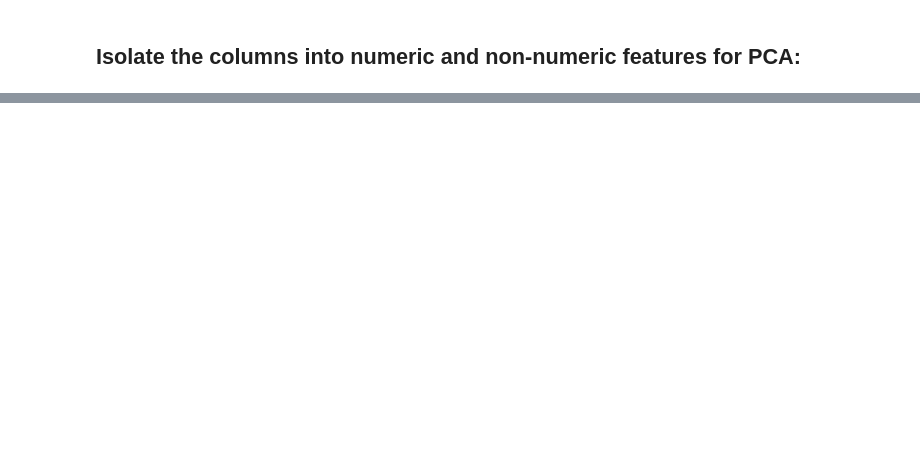
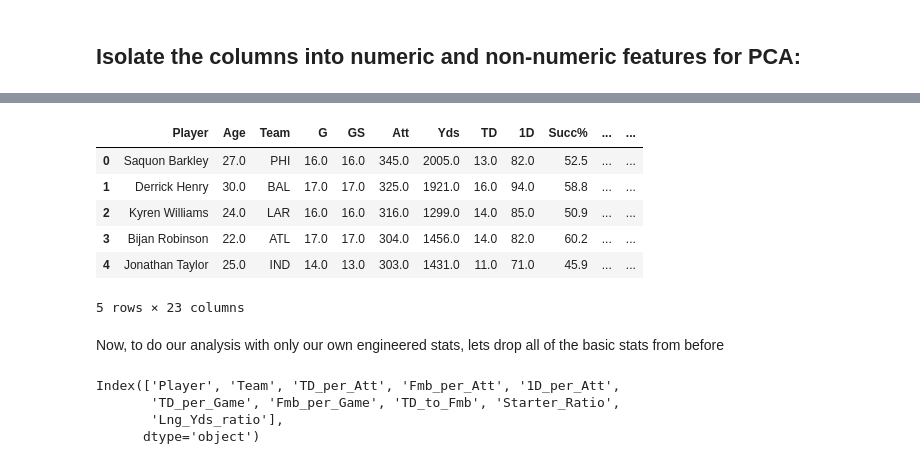
Before and after one commit to jake-lukasik/NFL-Player-Clustering, a Jupyter notebook: code-notebooks/NFL-Player-Clustering-Data-Preprocessing.ipynb, the cells around one changed output, grey strips where cells are left out. Cells and saved outputs as stored; diff of their text form; code cells hidden in the pictures; blank space fills up the shorter version.

```diff
--- a/code-notebooks/NFL-Player-Clustering-Data-Preprocessing.ipynb
+++ b/code-notebooks/NFL-Player-Clustering-Data-Preprocessing.ipynb
@@ -90,0 +105,31 @@ NFL_QB_Features.to_csv("C:/Users/jakel/OneDrive/Desktop/GitHub/NFL-Player-Cluste
+# %%
+rushing_eng_stats['TD_per_Att'] = rushing_eng_stats['TD'] / rushing_eng_stats['Att']
+rushing_eng_stats['Fmb_per_Att'] = rushing_eng_stats['Fmb'] / rushing_eng_stats['Att']
+rushing_eng_stats['1D_per_Att'] = rushing_eng_stats['1D'] / rushing_eng_stats['Att']
+rushing_eng_stats['TD_per_Game'] = rushing_eng_stats['TD'] / rushing_eng_stats['G']
+rushing_eng_stats['Fmb_per_Game'] = rushing_eng_stats['Fmb'] / rushing_eng_stats['G']
+rushing_eng_stats['TD_to_Fmb'] = rushing_eng_stats['TD'] / rushing_eng_stats['Fmb'].replace(0, np.nan)  # to avoid dividing by zero
+rushing_eng_stats['Starter_Ratio'] = rushing_eng_stats['GS'] / rushing_eng_stats['G']
+rushing_eng_stats['Lng_Yds_ratio'] = rushing_eng_stats['Lng'] / rushing_eng_stats['Yds'].replace(0, np.nan)
+# %%
+rushing_eng_stats.head()
+# %% [output]
+|  | Player | Age | Team | G | GS | Att | Yds | TD | 1D | Succ% | ... | ... |
+| 0 | Saquon Barkley | 27.0 | PHI | 16.0 | 16.0 | 345.0 | 2005.0 | 13.0 | 82.0 | 52.5 | ... | ... |
+| 1 | Derrick Henry | 30.0 | BAL | 17.0 | 17.0 | 325.0 | 1921.0 | 16.0 | 94.0 | 58.8 | ... | ... |
+| 2 | Kyren Williams | 24.0 | LAR | 16.0 | 16.0 | 316.0 | 1299.0 | 14.0 | 85.0 | 50.9 | ... | ... |
+| 3 | Bijan Robinson | 22.0 | ATL | 17.0 | 17.0 | 304.0 | 1456.0 | 14.0 | 82.0 | 60.2 | ... | ... |
+| 4 | Jonathan Taylor | 25.0 | IND | 14.0 | 13.0 | 303.0 | 1431.0 | 11.0 | 71.0 | 45.9 | ... | ... |
+5 rows × 23 columns
+# %% [markdown]
+Now, to do our analysis with only our own engineered stats, lets drop all of the basic stats from before
+# %%
+for col in rushing_eng_stats.columns:
+    if "_" not in col and col not in ["Player", "Team"]:
+        rushing_eng_stats = rushing_eng_stats.drop(columns=[col])
+rushing_eng_stats.columns
+# %% [output]
+Index(['Player', 'Team', 'TD_per_Att', 'Fmb_per_Att', '1D_per_Att',
+       'TD_per_Game', 'Fmb_per_Game', 'TD_to_Fmb', 'Starter_Ratio',
+       'Lng_Yds_ratio'],
+      dtype='object')
```
Also changed, not shown: parts of 12 cells of this notebook, 4 other files.
